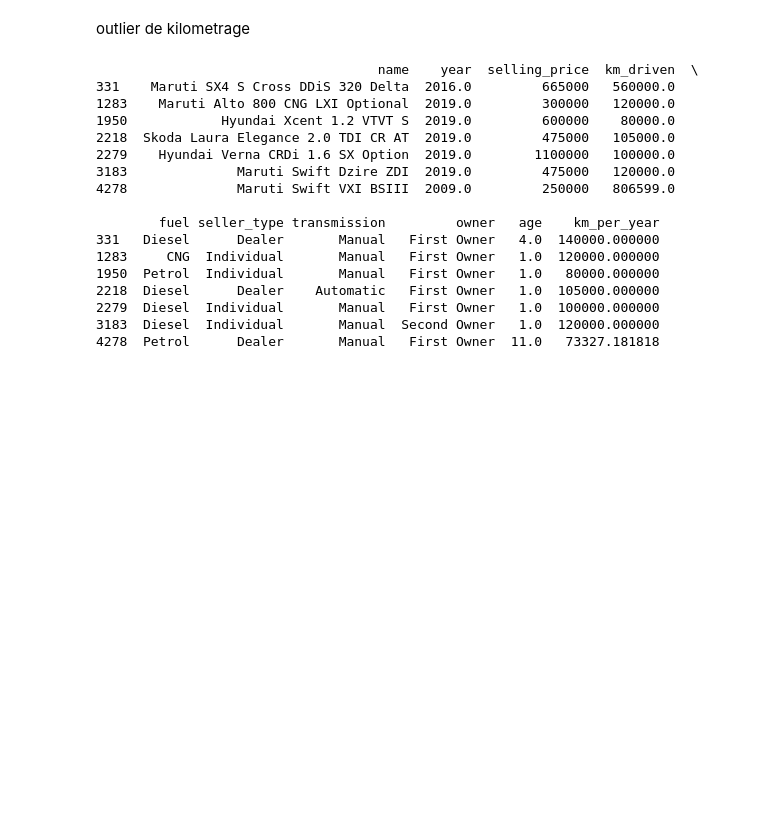
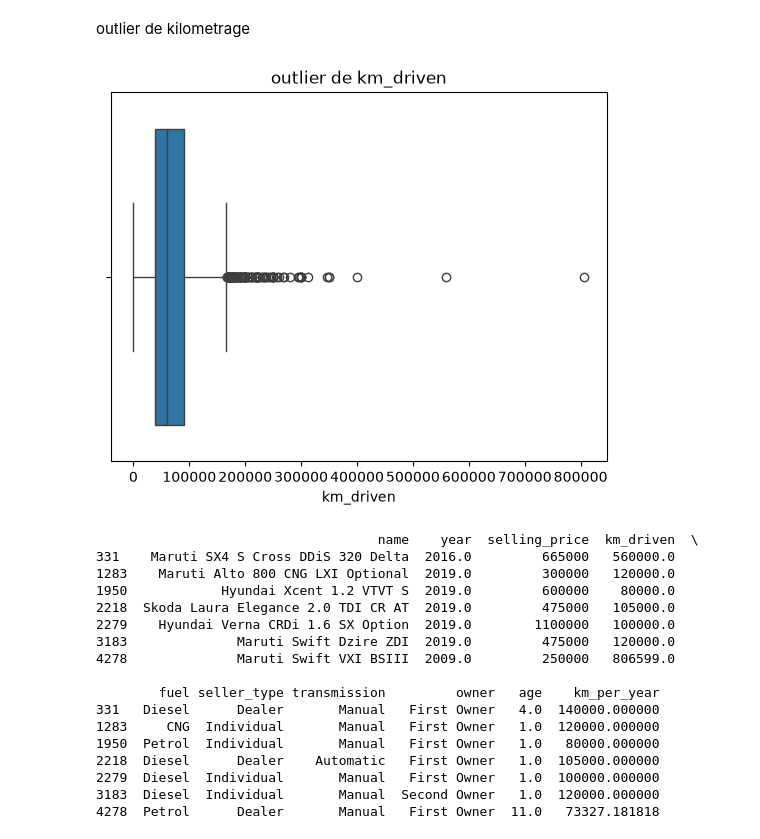
Before and after one commit to ayouberrak2/Used_Car_Price_Predictor, a Jupyter notebook: notebooks/cleaning.ipynb, the cells around one changed output. Drawn from its saved outputs; the diff is of its cells as text; code cells hidden in the pictures; blank space fills up the shorter version.

```diff
--- a/notebooks/cleaning.ipynb
+++ b/notebooks/cleaning.ipynb
@@ -162,4 +157,11 @@ upper = Q3_km +1.5* demi
 out = df[
     (df["km_driven"] > upper)
 ]
+# %%
+sns.boxplot(x=df["km_driven"])
+
+plt.title("outlier de km_driven")
+plt.show()
+# %% [output]
+[figure, added]
 # %%
```
Also changed, not shown: parts of 14 cells of this notebook.
